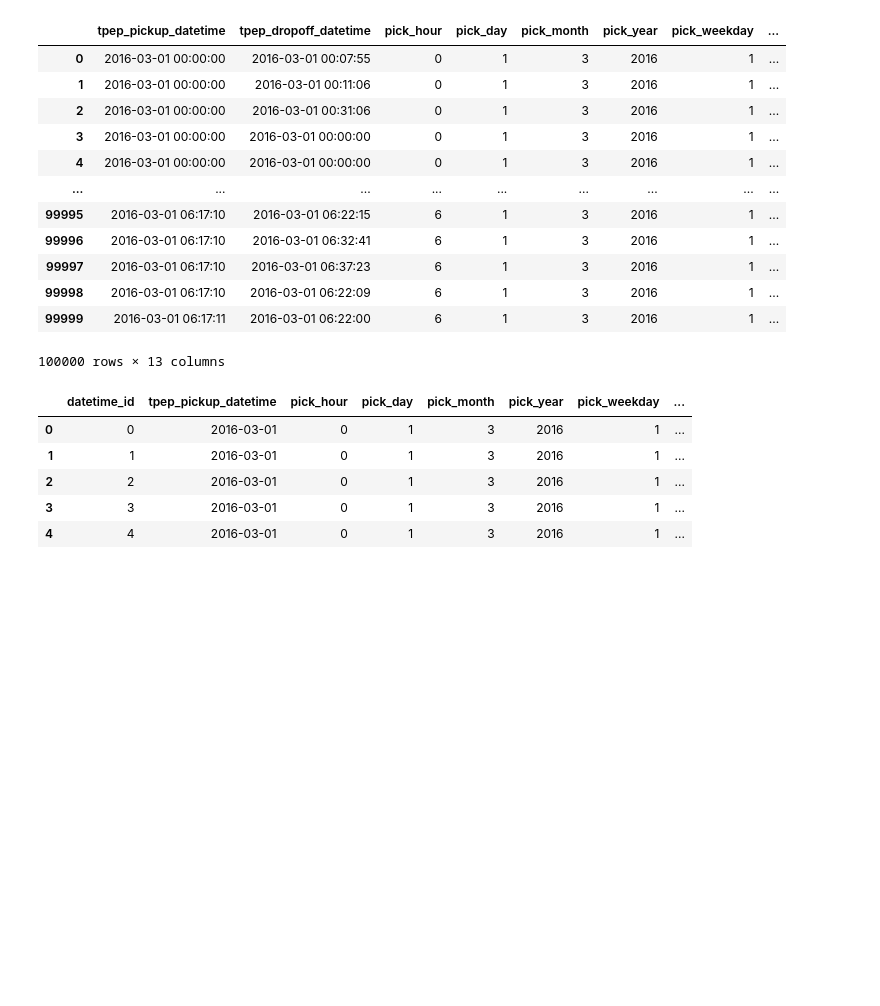
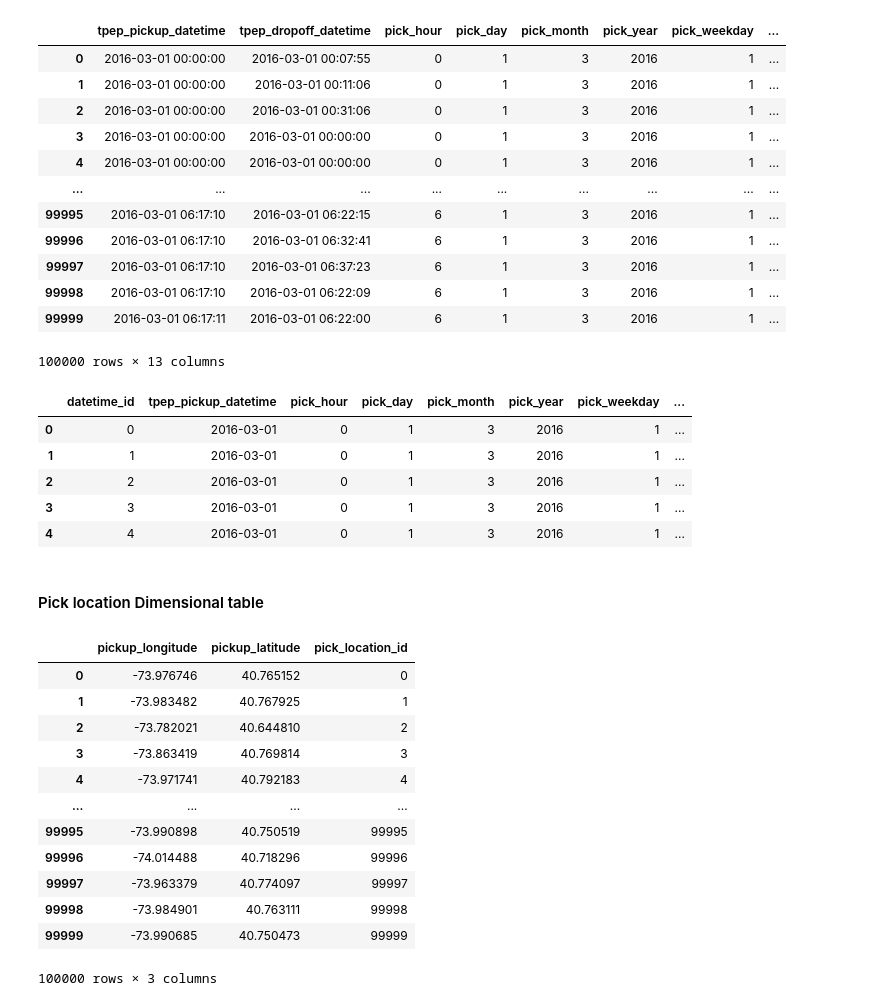
Before and after one commit to Omkar078/Uber-Data-Analysis, a Jupyter notebook: uber_data_analysis.ipynb, the cells around one changed output. Cells and saved outputs as stored; diff of their text form; code cells hidden in the pictures; blank space fills up the shorter version.

```diff
--- a/uber_data_analysis.ipynb
+++ b/uber_data_analysis.ipynb
@@ -166,3 +166,23 @@ Datetime_dim.head()
 | 2 | 2 | 2016-03-01 | 0 | 1 | 3 | 2016 | 1 | ... |
 | 3 | 3 | 2016-03-01 | 0 | 1 | 3 | 2016 | 1 | ... |
 | 4 | 4 | 2016-03-01 | 0 | 1 | 3 | 2016 | 1 | ... |
+# %% [markdown]
+#### Pick location Dimensional table
+# %%
+pickloc_dim = df[['pickup_longitude','pickup_latitude']].reset_index(drop = True)
+pickloc_dim['pick_location_id'] = pickloc_dim.index
+pickloc_dim
+# %% [output]
+|  | pickup_longitude | pickup_latitude | pick_location_id |
+| 0 | -73.976746 | 40.765152 | 0 |
+| 1 | -73.983482 | 40.767925 | 1 |
+| 2 | -73.782021 | 40.644810 | 2 |
+| 3 | -73.863419 | 40.769814 | 3 |
+| 4 | -73.971741 | 40.792183 | 4 |
+| ... | ... | ... | ... |
+| 99995 | -73.990898 | 40.750519 | 99995 |
+| 99996 | -74.014488 | 40.718296 | 99996 |
+| 99997 | -73.963379 | 40.774097 | 99997 |
+| 99998 | -73.984901 | 40.763111 | 99998 |
+| 99999 | -73.990685 | 40.750473 | 99999 |
+100000 rows × 3 columns
```
Also changed, not shown: parts of 8 cells of this notebook.
